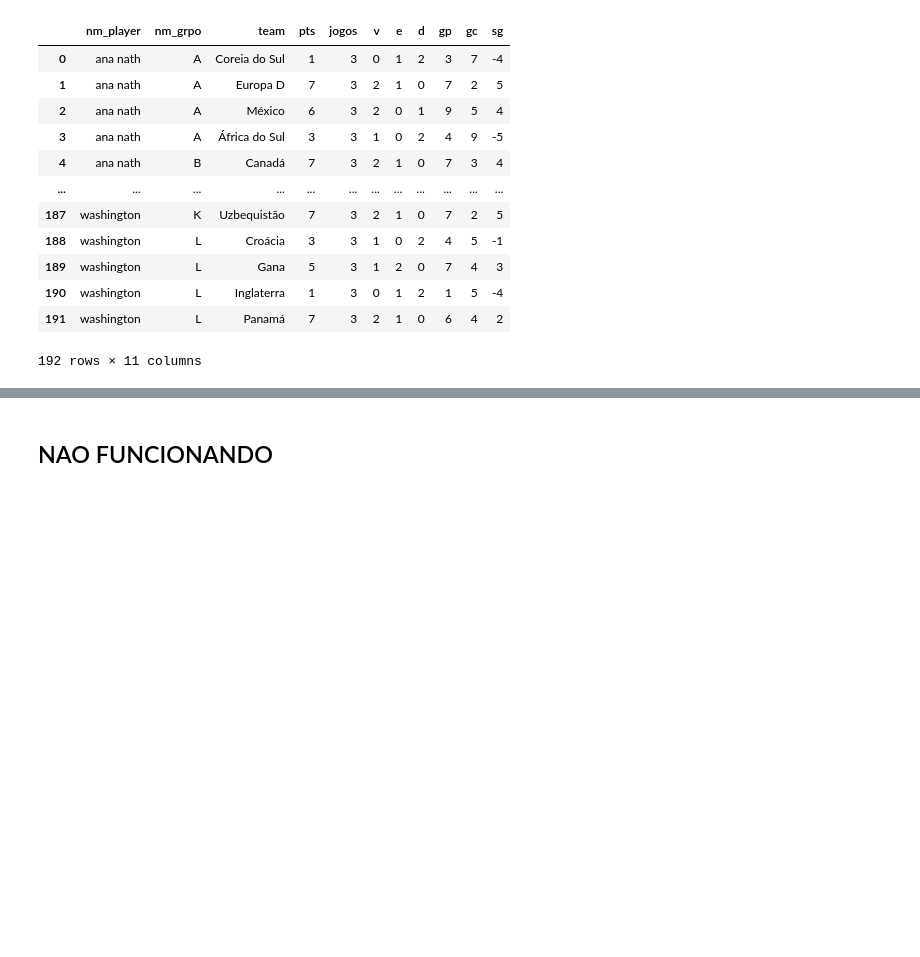
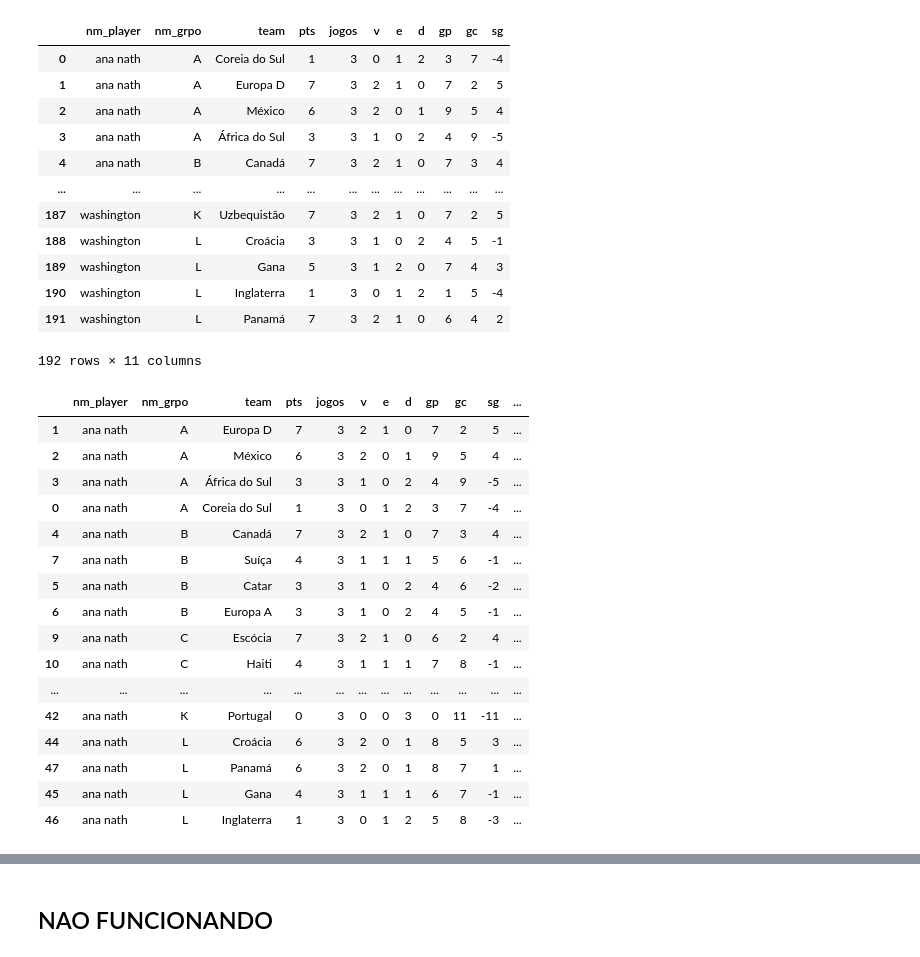
Before and after one commit to ferolifil/bolao-da-copa-2026, a Jupyter notebook: etl/etl_tabela_fg.ipynb, the cells around one changed output, grey strips where cells are left out. Drawn from its saved outputs; the diff is of its cells as text; code cells hidden in the pictures; blank space fills up the shorter version.

```diff
--- a/etl/etl_tabela_fg.ipynb
+++ b/etl/etl_tabela_fg.ipynb
@@ -10,7 +10,7 @@ import numpy as np
 PATH_PROCESSED = "../data/processed/"
 
 # Palpites
-FILE_TIPS = "palpites__fg_processados.csv"
+FILE_TIPS = "palpites_fg_processados.csv"
 # Paises
 FILE_PAISES = "apoio_paises.csv"
 # %% [markdown]
@@ -107,3 +113,25 @@ base_table
 | 190 | washington | L | Inglaterra | 1 | 3 | 0 | 1 | 2 | 1 | 5 | -4 |
 | 191 | washington | L | Panamá | 7 | 3 | 2 | 1 | 0 | 6 | 4 | 2 |
 192 rows × 11 columns
+# %%
+base_table['rk'] = base_table.groupby(['nm_player','nm_grpo'])['pts'].rank(method='max', ascending=False).astype(int)
+
+base_table[base_table['nm_player'] == 'ana nath'].sort_values(['nm_grpo', 'rk'], ascending=[True, True])
+# %% [output]
+|  | nm_player | nm_grpo | team | pts | jogos | v | e | d | gp | gc | sg | ... |
+| 1 | ana nath | A | Europa D | 7 | 3 | 2 | 1 | 0 | 7 | 2 | 5 | ... |
+| 2 | ana nath | A | México | 6 | 3 | 2 | 0 | 1 | 9 | 5 | 4 | ... |
+| 3 | ana nath | A | África do Sul | 3 | 3 | 1 | 0 | 2 | 4 | 9 | -5 | ... |
+| 0 | ana nath | A | Coreia do Sul | 1 | 3 | 0 | 1 | 2 | 3 | 7 | -4 | ... |
+| 4 | ana nath | B | Canadá | 7 | 3 | 2 | 1 | 0 | 7 | 3 | 4 | ... |
+| 7 | ana nath | B | Suíça | 4 | 3 | 1 | 1 | 1 | 5 | 6 | -1 | ... |
+| 5 | ana nath | B | Catar | 3 | 3 | 1 | 0 | 2 | 4 | 6 | -2 | ... |
+| 6 | ana nath | B | Europa A | 3 | 3 | 1 | 0 | 2 | 4 | 5 | -1 | ... |
+| 9 | ana nath | C | Escócia | 7 | 3 | 2 | 1 | 0 | 6 | 2 | 4 | ... |
+| 10 | ana nath | C | Haiti | 4 | 3 | 1 | 1 | 1 | 7 | 8 | -1 | ... |
+| ... | ... | ... | ... | ... | ... | ... | ... | ... | ... | ... | ... | ... |
+| 42 | ana nath | K | Portugal | 0 | 3 | 0 | 0 | 3 | 0 | 11 | -11 | ... |
+| 44 | ana nath | L | Croácia | 6 | 3 | 2 | 0 | 1 | 8 | 5 | 3 | ... |
+| 47 | ana nath | L | Panamá | 6 | 3 | 2 | 0 | 1 | 8 | 7 | 1 | ... |
+| 45 | ana nath | L | Gana | 4 | 3 | 1 | 1 | 1 | 6 | 7 | -1 | ... |
+| 46 | ana nath | L | Inglaterra | 1 | 3 | 0 | 1 | 2 | 5 | 8 | -3 | ... |
```
Also changed, not shown: parts of 2 cells of this notebook.
